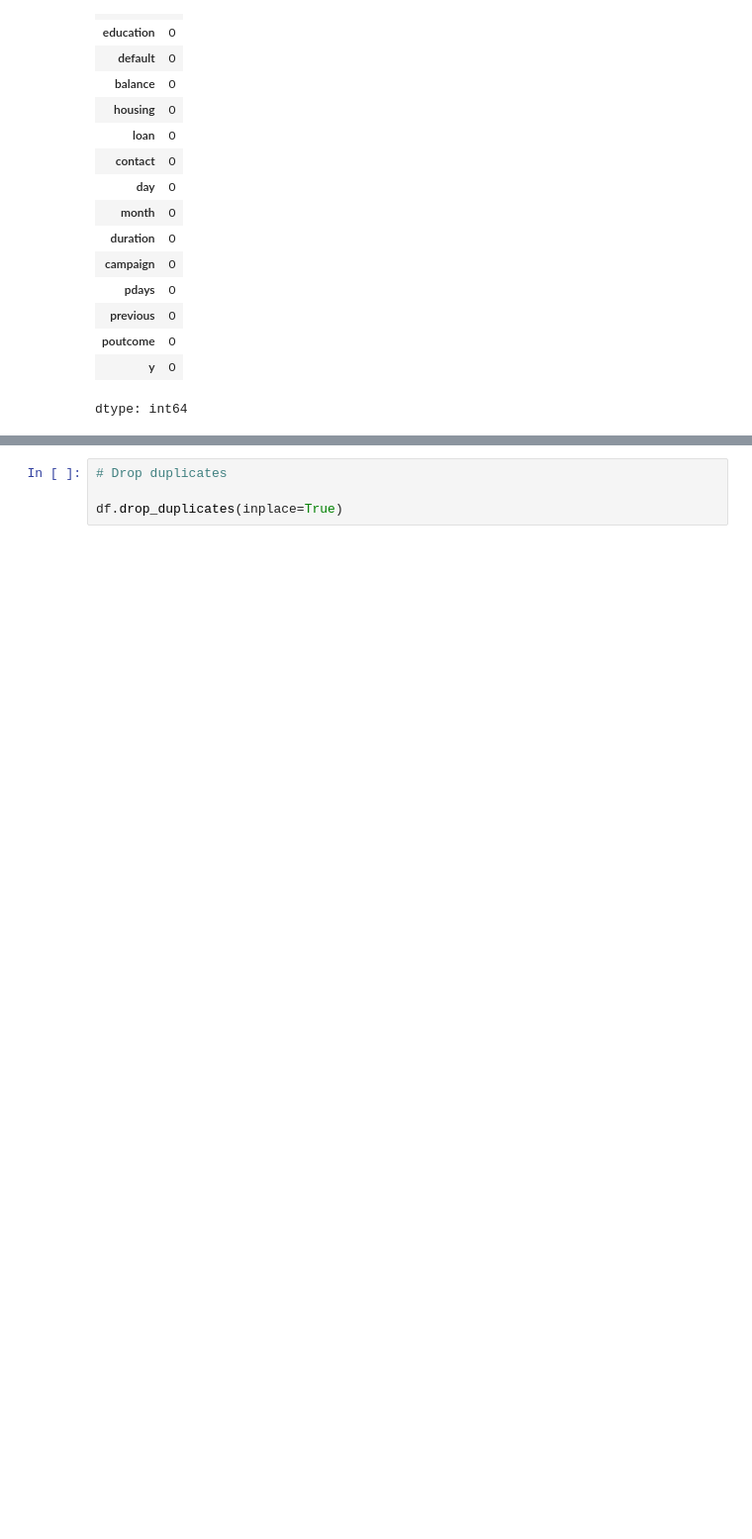
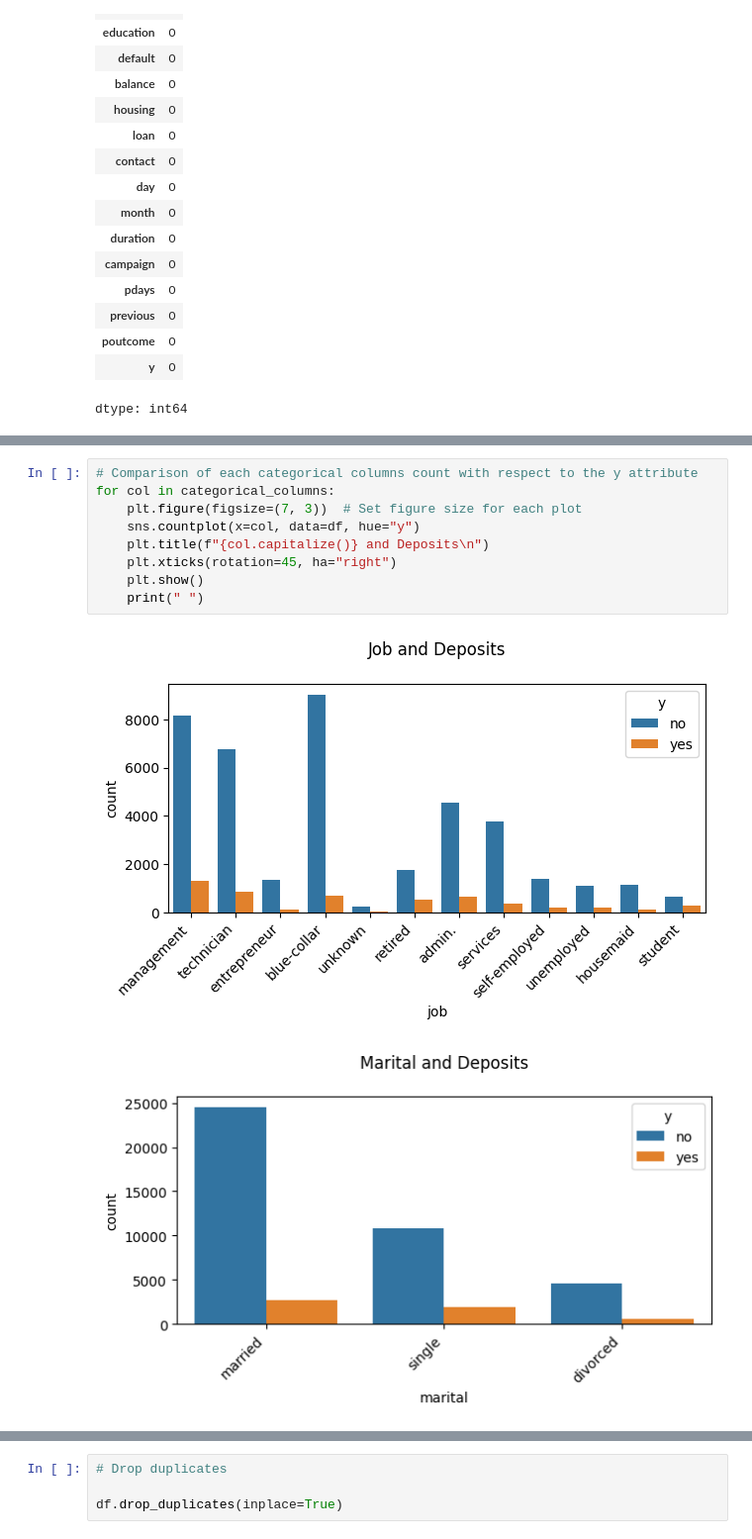
Before and after one commit to Muh-Ayyub/Advanced-Mathmatics-Using-Google-colab, a Jupyter notebook: Machine_Learning_Coursework.ipynb, the cells around one changed output, grey strips where cells are left out. Shown at 99% size. Cells and saved outputs as stored; diff of their text form; blank space fills up the shorter version.

```diff
--- a/Machine_Learning_Coursework.ipynb
+++ b/Machine_Learning_Coursework.ipynb
@@ -103,0 +138,12 @@ Name: count, dtype: int64
+# %%
+# Comparison of each categorical columns count with respect to the y attribute
+for col in categorical_columns:
+    plt.figure(figsize=(7, 3))  # Set figure size for each plot
+    sns.countplot(x=col, data=df, hue="y")
+    plt.title(f"{col.capitalize()} and Deposits\n")
+    plt.xticks(rotation=45, ha="right")
+    plt.show()
+    print(" ")
+# %% [output]
+[figure, added]
+[figure, added]
```
Also changed, not shown: parts of 25 cells of this notebook.
